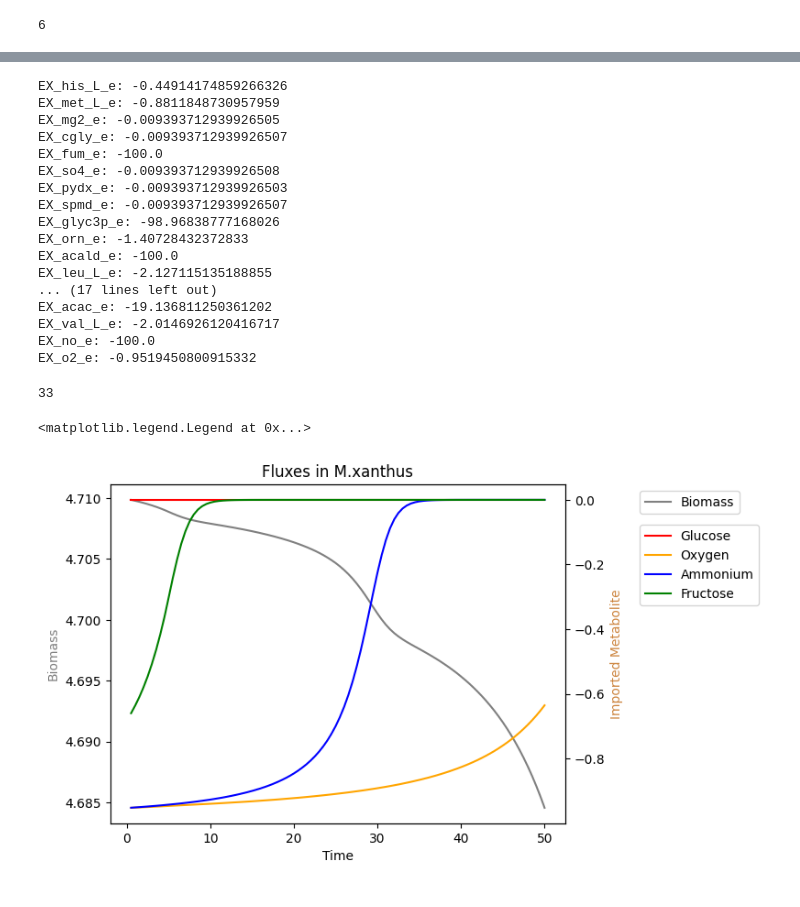
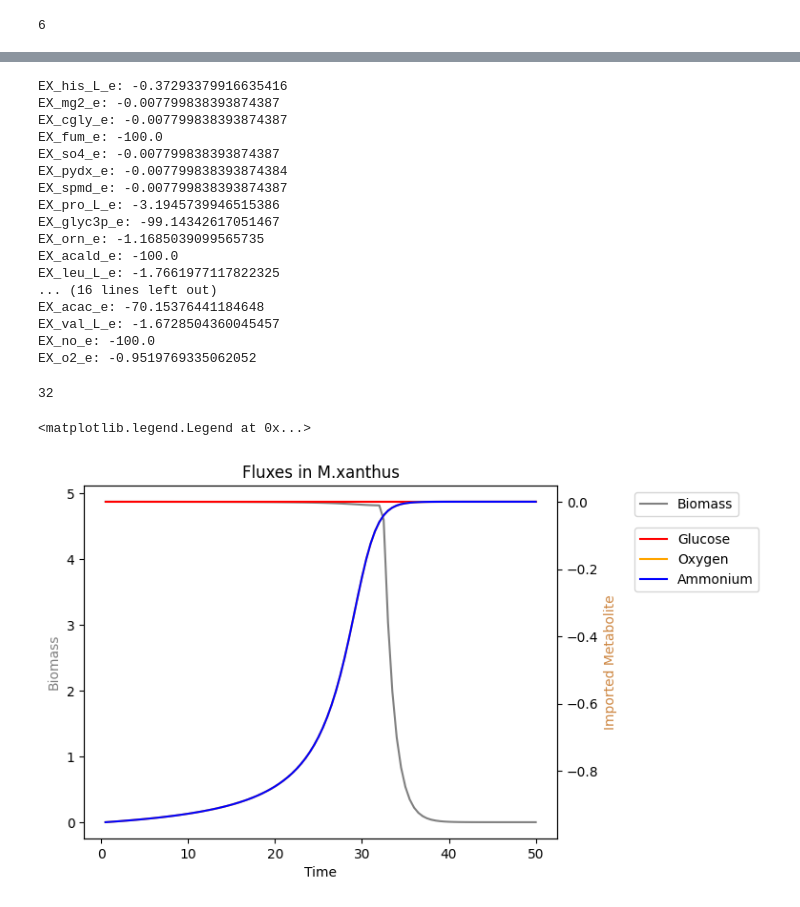
Before and after one commit to BondonMickael/M_xanthus-E_coli-Predation, a Jupyter notebook: notebooks/compart_model.ipynb, the cells around one changed output, grey strips where cells are left out. Drawn from its saved outputs; the diff is of its cells as text; code cells hidden in the pictures.

```diff
--- a/notebooks/compart_model.ipynb
+++ b/notebooks/compart_model.ipynb
@@ -171,7 +159,7 @@ tf = 50
 steps = 0.5
 time_point = [0]
 it = 1
-y = [100, 100, 100, 10]
+y = [100, 100, 100]
 fluxes_E = []
 fluxes_M = []
 
@@ -189,18 +177,16 @@ def add_dynamic_bounds(model, y):
     :param sbml model: The model you want to add dynamic bounds. \n
     :param list(int) y: A list of the metabolite quantities in environment. In order: glucose, oxygen, amonium, glutamate.
     """
-    glucose, oxygen, ammonium, fructose = y  # expand the boundary species (Can put more)
+    glucose, oxygen, ammonium, = y  # expand the boundary species (Can put more)
 
     glucose_max_import = -10 * glucose / (5 + glucose) # calculate the max import value for the metabolites
     oxygen_max_import = -10 * oxygen / (5 + oxygen)
     ammonium_max_import = -10 * ammonium / (5 + ammonium)
-    fructose_max_import = -10 * fructose / (5 + fructose)
 
     E_coli.reactions.EX_glc__D_e.lower_bound = glucose_max_import  # change the limit of importation with the mex import
     M_xanthus.reactions.EX_glc__D_e.lower_bound = 0
     model.reactions.EX_o2_e.lower_bound = oxygen_max_import
     model.reactions.EX_nh4_e.lower_bound = ammonium_max_import
-    model.reactions.EX_no_e.lower_bound = fructose_max_import
     M_xanthus.reactions.EX_glu_L_e.bounds = [0,0]
 
 
@@ -209,19 +195,13 @@ def update_metabolites(fluxes, y):
     :param list(int) fluxes: The list of the fluxes. \n
     :param list(int) y: A list of the metabolite quantities in environment. In order: glucose, oxygen, amonium, glutamate.
     """
-    glucose, oxygen, ammonium, fructose = y  # expand the boundary species (Can put more)
+    glucose, oxygen, ammonium = y  # expand the boundary species (Can put more)
 
     glucose = glucose + fluxes["EX_glc__D_e"]  # calculate the number of metabolites
     oxygen = oxygen + fluxes["EX_o2_e"]
     ammonium = ammonium + fluxes["EX_nh4_e"]
-    fructose = fructose + fluxes["EX_no_e"]
 
-    y = (
-        glucose,
-        oxygen,
-        ammonium,
-        fructose
-    )  # changing the value of the metabolites
+    y = (glucose, oxygen, ammonium)  # changing the value of the metabolites
     return y
 
 
@@ -229,9 +209,7 @@ with tqdm(total=tf) as pbar:
     while t < tf:
         add_dynamic_bounds(E_coli, y) ## For Escherichia coli
         FBA_1 = E_coli.optimize()  # perform flux balance analysis (FBA)
-        fluxes_E_coli = FBA_1.fluxes.get(
-            reactions_list_E_coli
-        )  # store the fluxes of the FBA
+        fluxes_E_coli = FBA_1.fluxes.get(reactions_list_E_coli)  # store the fluxes of the FBA
         fluxes_E_coli *= 0.1  # multiply by Biomass Concentration to get flux
         fluxes_E.append(fluxes_E_coli)  # store all the fluxes
         y = update_metabolites(fluxes_E_coli, y)
@@ -270,14 +248,12 @@ EX_h2o_e: 3.1470521641157
 glucose = []
 oxygen = []
 ammonium = []
-fructose = []
 biomass = []
 
 for i in fluxes_E:
     glucose.append(i["EX_glc__D_e"])
     biomass.append(i["BIOMASS_Ec_iML1515_core_75p37M"])
     oxygen.append(i["EX_o2_e"])
-    fructose.append(i["EX_no_e"])
     ammonium.append(i["EX_nh4_e"])
 
 ax = plt.subplot(111)
@@ -286,7 +262,6 @@ ax2 = plt.twinx(ax)
 ax2.plot(time_point[1:], glucose, color="red", label="Glucose")
 ax2.plot(time_point[1:], oxygen, color="orange", label="Oxygen")
 ax2.plot(time_point[1:], ammonium, color="blue", label="Ammonium")
-ax2.plot(time_point[1:], fructose, color="green", label="Fructose")
 ax.set_ylabel("Biomass", color="gray")
 ax2.set_ylabel("Imported Metabolite", color="peru")
 ax.set_xlabel('Time')
@@ -309,56 +284,53 @@ for j in exchanges:
         imported.append(j)
 len(imported)
 # %% [output]
-EX_his_L_e: -0.44914174859266326
-EX_met_L_e: -0.8811848730957959
-EX_mg2_e: -0.009393712939926505
-EX_cgly_e: -0.009393712939926507
+EX_his_L_e: -0.37293379916635416
+EX_mg2_e: -0.007799838393874387
+EX_cgly_e: -0.007799838393874387
 EX_fum_e: -100.0
-EX_so4_e: -0.009393712939926508
-EX_pydx_e: -0.009393712939926503
-EX_spmd_e: -0.009393712939926507
-EX_glyc3p_e: -98.96838777168026
-EX_orn_e: -1.40728432372833
+EX_so4_e: -0.007799838393874387
+EX_pydx_e: -0.007799838393874384
+EX_spmd_e: -0.007799838393874387
+EX_pro_L_e: -3.1945739946515386
+EX_glyc3p_e: -99.14342617051467
+EX_orn_e: -1.1685039099565735
 EX_acald_e: -100.0
-EX_leu_L_e: -2.127115135188855
-... (17 lines left out)
-EX_acac_e: -19.136811250361202
-EX_val_L_e: -2.0146926120416717
+EX_leu_L_e: -1.7661977117822325
+... (16 lines left out)
+EX_acac_e: -70.15376441184648
+EX_val_L_e: -1.6728504360045457
 EX_no_e: -100.0
-EX_o2_e: -0.9519450800915332
+EX_o2_e: -0.9519769335062052
-33
+32
 # %%
 glucose = []
 oxygen = []
 ammonium = []
-fructose = []
 biomass = []
 
 for i in fluxes_M:
     glucose.append(i["EX_glc__D_e"])
     biomass.append(i["OF_BIOMASS"])
     oxygen.append(i["EX_o2_e"])
     ammonium.append(i["EX_nh4_e"])
-    fructose.append(i['EX_no_e'])
 
 ax = plt.subplot(111)
 ax.plot(time_point[1:], biomass, color="gray", label="Biomass")
 ax2 = plt.twinx(ax)
 ax2.plot(time_point[1:], glucose, color="red", label="Glucose")
 ax2.plot(time_point[1:], oxygen, color="orange", label="Oxygen")
 ax2.plot(time_point[1:], ammonium, color="blue", label="Ammonium")
-ax2.plot(time_point[1:], fructose, color="green", label="Fructose")
 
 ax.set_ylabel("Biomass", color="gray")
 ax2.set_ylabel("Imported Metabolite", color="peru")
 ax.set_xlabel('Time')
 
 ax.set_title("Fluxes in M.xanthus")
 ax.legend(bbox_to_anchor=(1.15, 1), loc="upper left")
 ax2.legend(bbox_to_anchor=(1.15, 0.90), loc="upper left")
 # %% [output]
 <matplotlib.legend.Legend at 0x...>
-[figure, old version]
+[figure, new version]
 # %%
 biomass_E = []
 biomass_M = []
```
Also changed, not shown: parts of 5 cells of this notebook, 4 other files.
